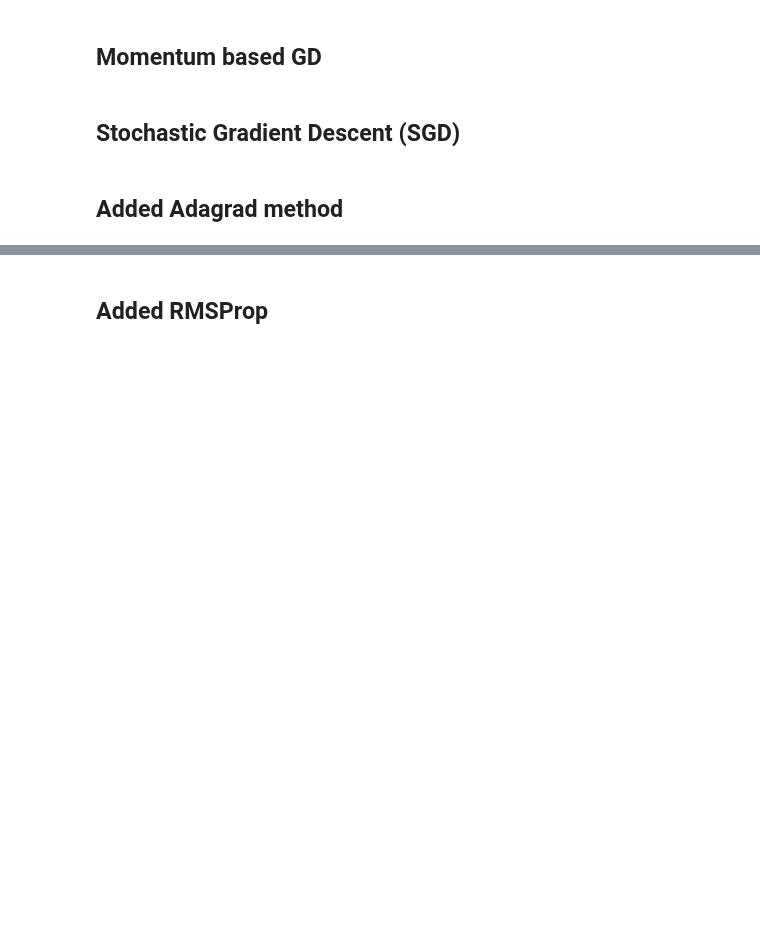
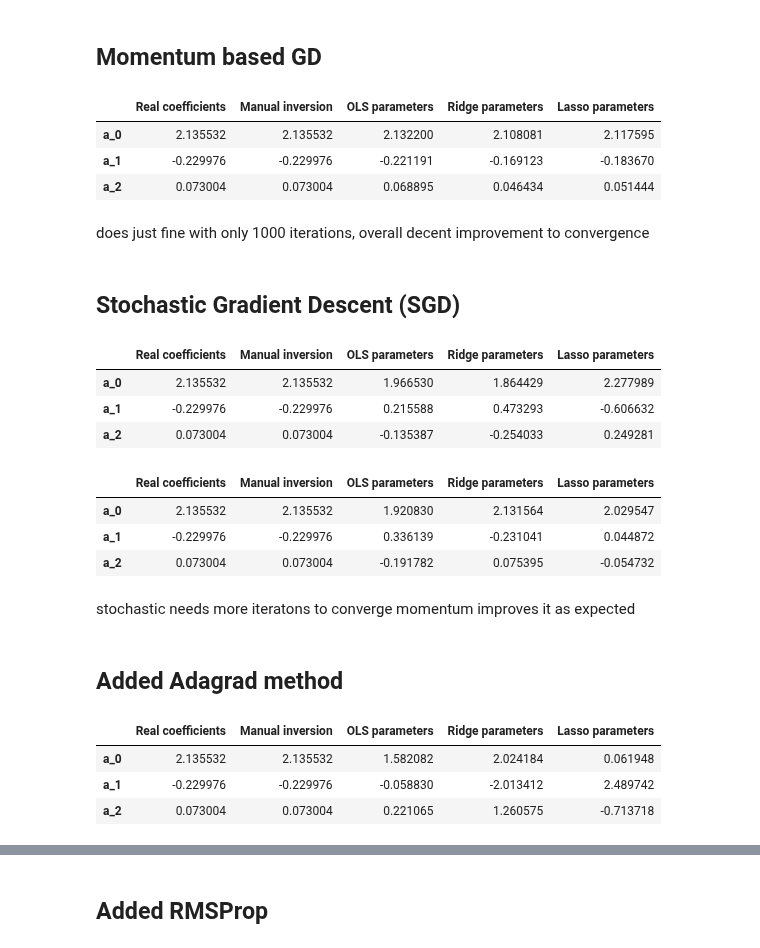
Before and after one commit to ericludvigs/MachineLearning, a Jupyter notebook: work/exercisesweek41.ipynb, the cells around one changed output, grey strips where cells are left out. Cells and saved outputs as stored; diff of their text form; code cells hidden in the pictures; blank space fills up the shorter version.

```diff
--- a/work/exercisesweek41.ipynb
+++ b/work/exercisesweek41.ipynb
@@ -229,2 +281,19 @@ OLS consistently gives the best results anyway
+# %%
+lr_eta = 0.1
+lr_lambda = 10**(-3)
+delta_momentum = 0.3
+GD_instance = MomentumGradientRegression(Lambda=lr_lambda, max_iterations=1000, learning_rate=eta)
+for model in ["OLS", "Ridge", "Lasso"]:
+    beta_linreg = GD_instance.GDMomentumfit(X, y, model_name = model, delta_momentum=delta_momentum)
+    coeff_df[f"{model} parameters"] = beta_linreg
+
+display(coeff_df)
+# %% [output]
+|  | Real coefficients | Manual inversion | OLS parameters | Ridge parameters | Lasso parameters |
+| a_0 | 2.135532 | 2.135532 | 2.132200 | 2.108081 | 2.117595 |
+| a_1 | -0.229976 | -0.229976 | -0.221191 | -0.169123 | -0.183670 |
+| a_2 | 0.073004 | 0.073004 | 0.068895 | 0.046434 | 0.051444 |
+# %% [markdown]
+does just fine with only 1000 iterations, overall decent improvement to convergence
 # %% [markdown]
 ## Stochastic Gradient Descent (SGD)
@@ -231,2 +368,36 @@ OLS consistently gives the best results anyway
+# %%
+# momentum set to 0, so this is just normal SGD
+lr_eta = 0.1
+lr_lambda = 10**(-3)
+delta_momentum = 0.3
+GD_instance = MomentumStochasticGradientRegression(Lambda=lr_lambda, max_iterations=1000, learning_rate=eta)
+for model in ["OLS", "Ridge", "Lasso"]:
+    beta_linreg = GD_instance.SGDMomentumfit(X, y, model_name = model, delta_momentum=0)
+    coeff_df[f"{model} parameters"] = beta_linreg
+
+display(coeff_df)
+# %% [output]
+|  | Real coefficients | Manual inversion | OLS parameters | Ridge parameters | Lasso parameters |
+| a_0 | 2.135532 | 2.135532 | 1.966530 | 1.864429 | 2.277989 |
+| a_1 | -0.229976 | -0.229976 | 0.215588 | 0.473293 | -0.606632 |
+| a_2 | 0.073004 | 0.073004 | -0.135387 | -0.254033 | 0.249281 |
+# %%
+lr_eta = 0.1
+lr_lambda = 10**(-3)
+delta_momentum = 0.3
+GD_instance = MomentumStochasticGradientRegression(Lambda=lr_lambda, max_iterations=1000, learning_rate=eta)
+for model in ["OLS", "Ridge", "Lasso"]:
+    beta_linreg = GD_instance.SGDMomentumfit(X, y, model_name = model, delta_momentum=delta_momentum)
+    coeff_df[f"{model} parameters"] = beta_linreg
+
+display(coeff_df)
+# %% [output]
+|  | Real coefficients | Manual inversion | OLS parameters | Ridge parameters | Lasso parameters |
+| a_0 | 2.135532 | 2.135532 | 1.920830 | 2.131564 | 2.029547 |
+| a_1 | -0.229976 | -0.229976 | 0.336139 | -0.231041 | 0.044872 |
+| a_2 | 0.073004 | 0.073004 | -0.191782 | 0.075395 | -0.054732 |
+# %% [markdown]
+stochastic needs more iteratons to converge
+momentum improves it as expected
 # %% [markdown]
 ## Added Adagrad method
@@ -232,0 +473,15 @@ OLS consistently gives the best results anyway
+# %%
+lr_eta = 0.1
+lr_lambda = 10**(-3)
+delta_momentum = 0.3
+GD_instance = MomentumStochasticGradientRegression(Lambda=lr_lambda, max_iterations=1000, learning_rate=eta)
+for model in ["OLS", "Ridge", "Lasso"]:
+    beta_linreg = GD_instance.SGDMomentumfit(X, y, model_name = model, delta_momentum=0)
+    coeff_df[f"{model} parameters"] = beta_linreg
+
+display(coeff_df)
+# %% [output]
+|  | Real coefficients | Manual inversion | OLS parameters | Ridge parameters | Lasso parameters |
+| a_0 | 2.135532 | 2.135532 | 1.582082 | 2.024184 | 0.061948 |
+| a_1 | -0.229976 | -0.229976 | -0.058830 | -2.013412 | 2.489742 |
+| a_2 | 0.073004 | 0.073004 | 0.221065 | 1.260575 | -0.713718 |
```
Also changed, not shown: parts of 9 cells of this notebook.
